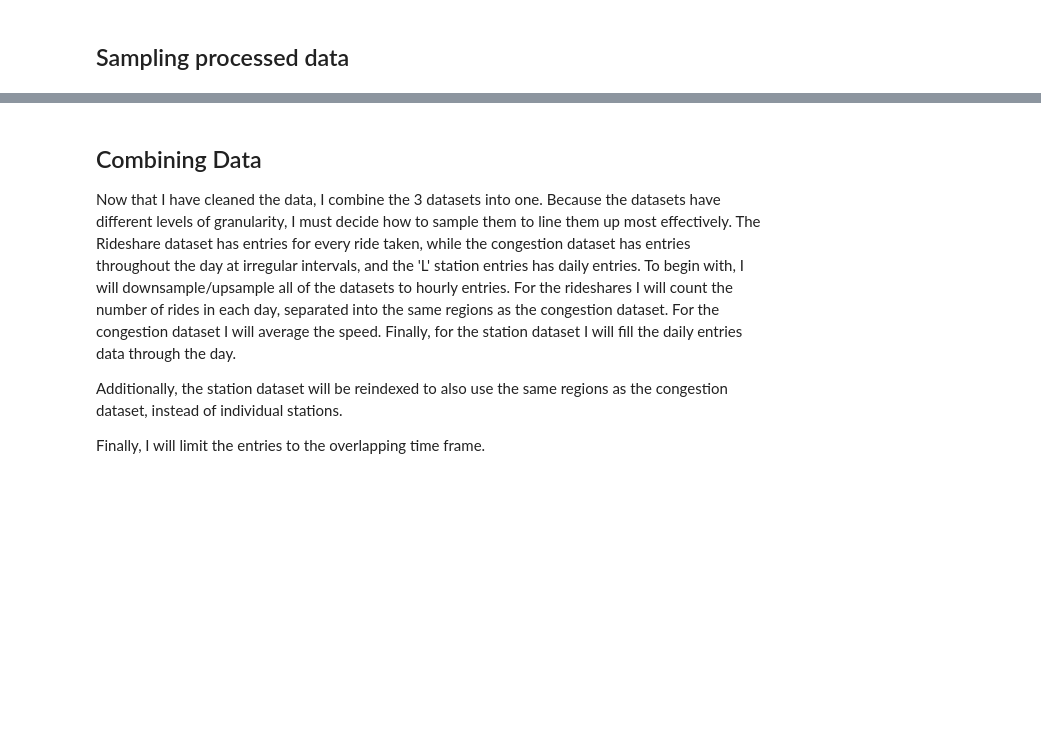
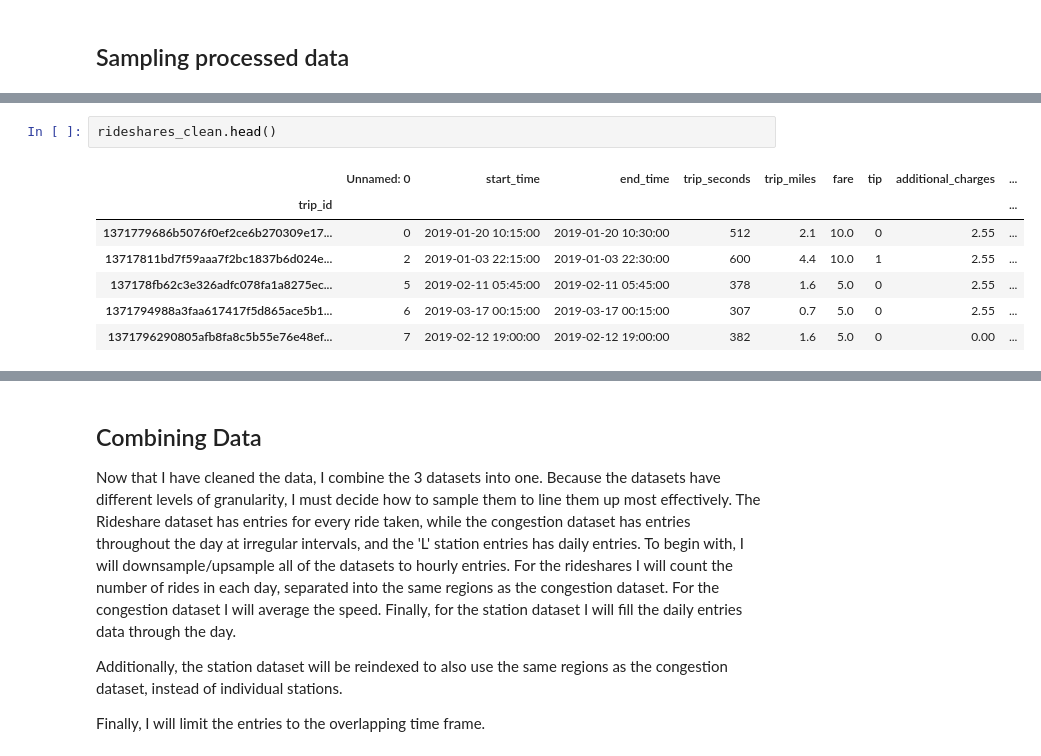
Before and after one commit to aliciasanders/traffic-congestion, a Jupyter notebook: data-wrangling.ipynb, the cells around one changed output, grey strips where cells are left out. Cells and saved outputs as stored; diff of their text form; blank space fills up the shorter version.

```diff
--- a/data-wrangling.ipynb
+++ b/data-wrangling.ipynb
@@ -291,3 +316,13 @@ memory usage: 625.0+ KB
+# %%
+rideshares_clean.head()
+# %% [output]
+|  | Unnamed: 0 | start_time | end_time | trip_seconds | trip_miles | fare | tip | additional_charges | ... |
+| trip_id |  |  |  |  |  |  |  |  | ... |
+| 1371779686b5076f0ef2ce6b270309e17... | 0 | 2019-01-20 10:15:00 | 2019-01-20 10:30:00 | 512 | 2.1 | 10.0 | 0 | 2.55 | ... |
+| 13717811bd7f59aaa7f2bc1837b6d024e... | 2 | 2019-01-03 22:15:00 | 2019-01-03 22:30:00 | 600 | 4.4 | 10.0 | 1 | 2.55 | ... |
+| 137178fb62c3e326adfc078fa1a8275ec... | 5 | 2019-02-11 05:45:00 | 2019-02-11 05:45:00 | 378 | 1.6 | 5.0 | 0 | 2.55 | ... |
+| 1371794988a3faa617417f5d865ace5b1... | 6 | 2019-03-17 00:15:00 | 2019-03-17 00:15:00 | 307 | 0.7 | 5.0 | 0 | 2.55 | ... |
+| 1371796290805afb8fa8c5b55e76e48ef... | 7 | 2019-02-12 19:00:00 | 2019-02-12 19:00:00 | 382 | 1.6 | 5.0 | 0 | 0.00 | ... |
 # %%
 # Congestion Data
 plt.subplot(1, 2, 1)
```
Also changed, not shown: parts of 25 cells of this notebook.
